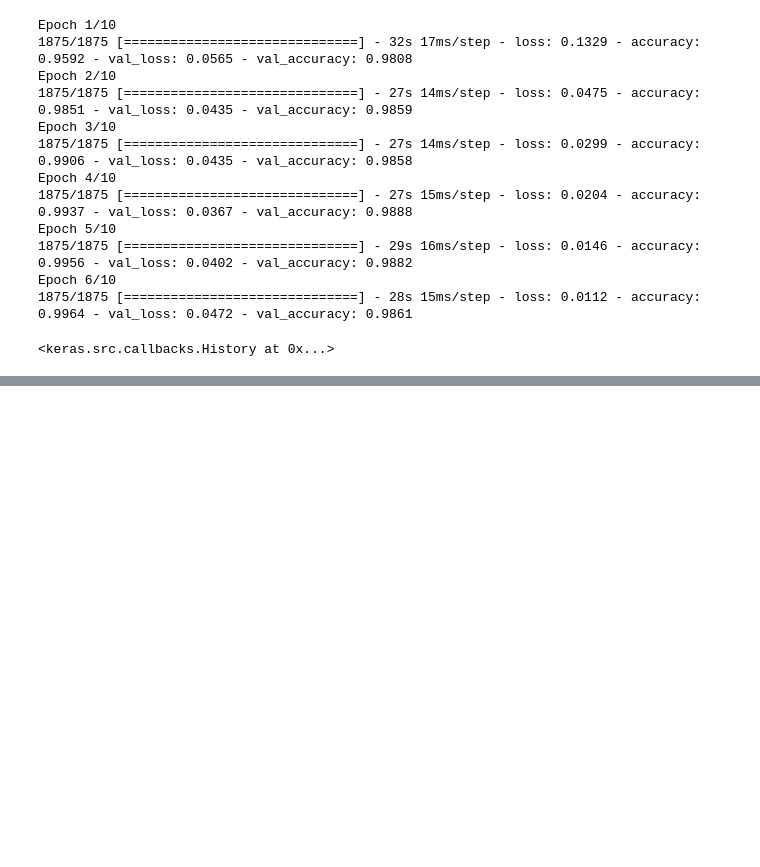
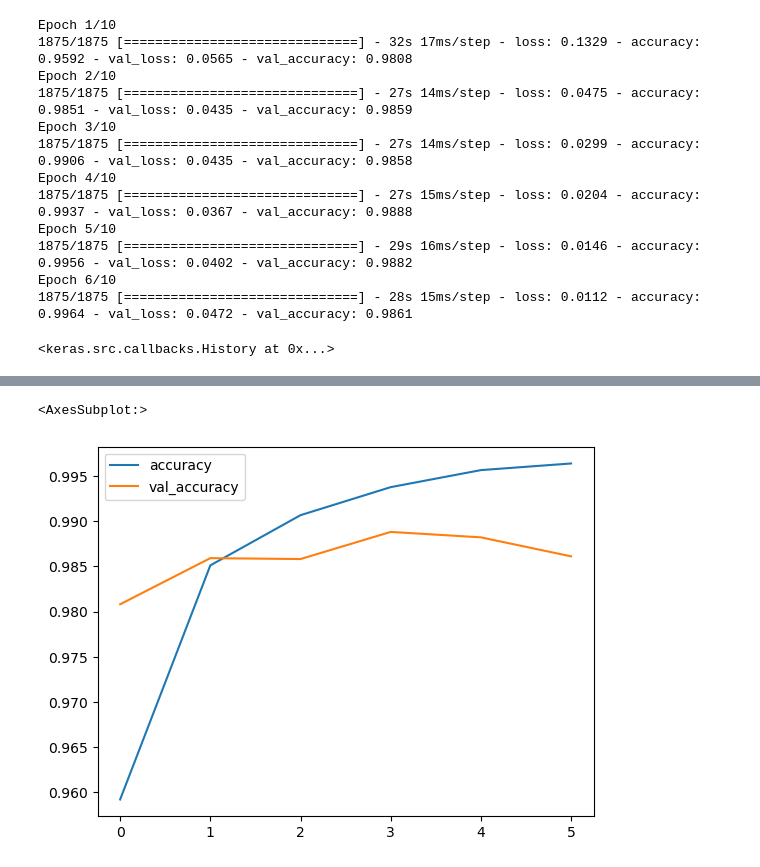
Before and after one commit to offfahad/cnn_on_mnist_dataset, a Jupyter notebook: cnn_on_mnist_dataset.ipynb, the cells around one changed output, grey strips where cells are left out. Saved outputs shown, nothing was run; the diff lists cells and outputs as text; code cells hidden in the pictures; blank space fills up the shorter version.

```diff
--- a/cnn_on_mnist_dataset.ipynb
+++ b/cnn_on_mnist_dataset.ipynb
@@ -208,0 +215,2 @@ Epoch 6/10
+# %%
+losses = pd.DataFrame(model.history.history)
@@ -208,0 +226,5 @@ Epoch 6/10
+# %%
+losses[['accuracy','val_accuracy']].plot()
+# %% [output]
+<AxesSubplot:>
+[figure, added]
```
Also changed, not shown: parts of 13 cells of this notebook.
